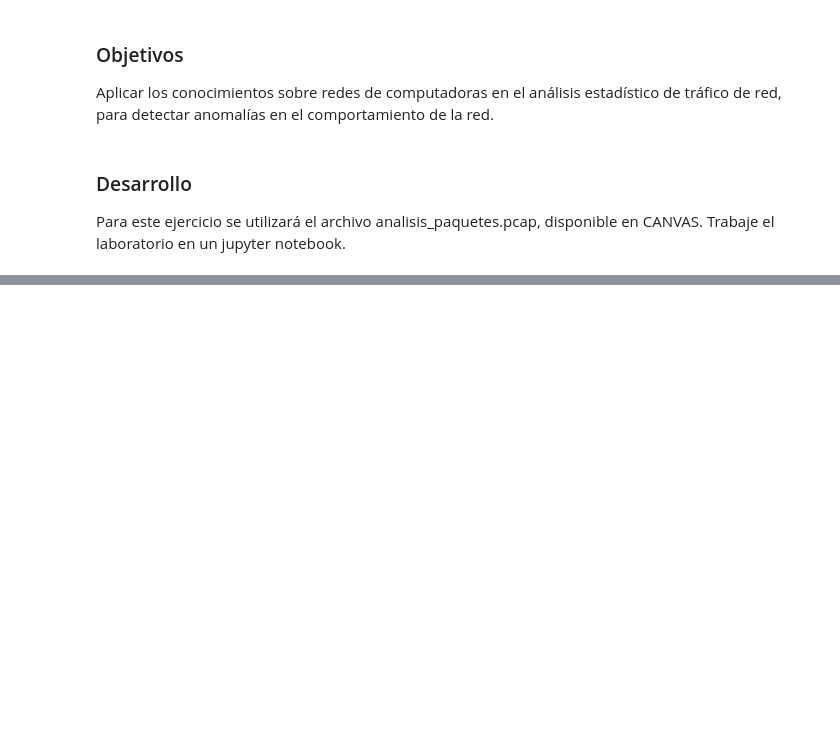
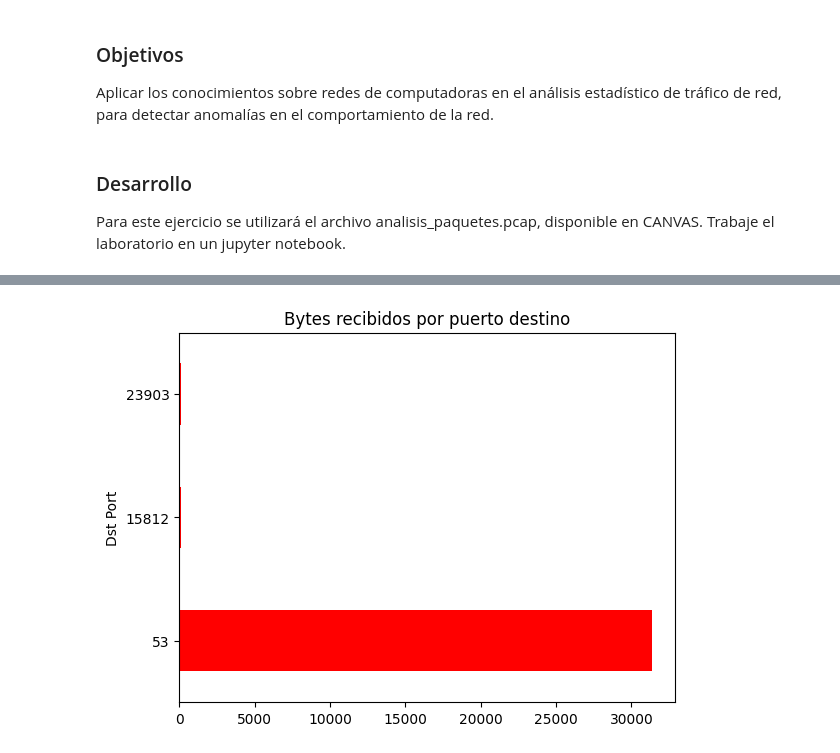
Before and after one commit to Wachuuu15/Lab6_sds, a Jupyter notebook: Lab6.ipynb, the cells around one changed output, grey strips where cells are left out. Saved outputs shown, nothing was run; the diff lists cells and outputs as text; code cells hidden in the pictures; blank space fills up the shorter version.

```diff
--- a/Lab6.ipynb
+++ b/Lab6.ipynb
@@ -65,0 +119,8 @@ print(paquetes[0].summary())
+# %%
+# Gráfica de puertos destino vs bytes recibidos
+df_ports = df.dropna(subset=["Dst Port"])
+df_ports.groupby("Dst Port")["Payload Length"].sum().plot(kind="barh", color='red')
+plt.title("Bytes recibidos por puerto destino")
+plt.show()
+# %% [output]
+[figure, added]
```
Also changed, not shown: parts of 25 cells of this notebook.
